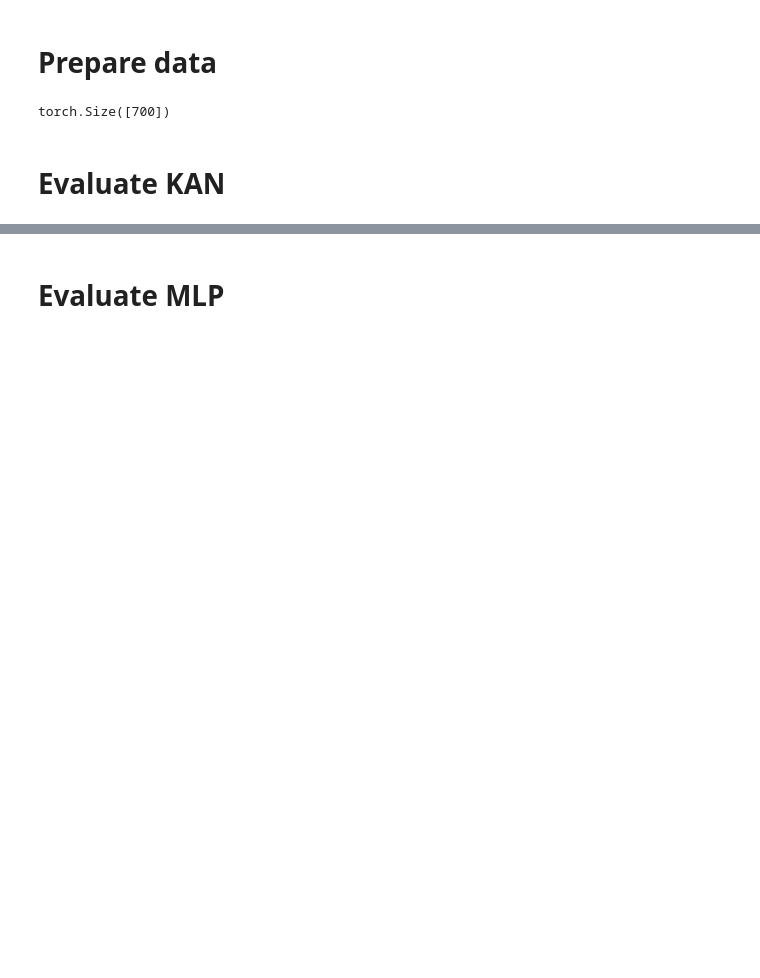
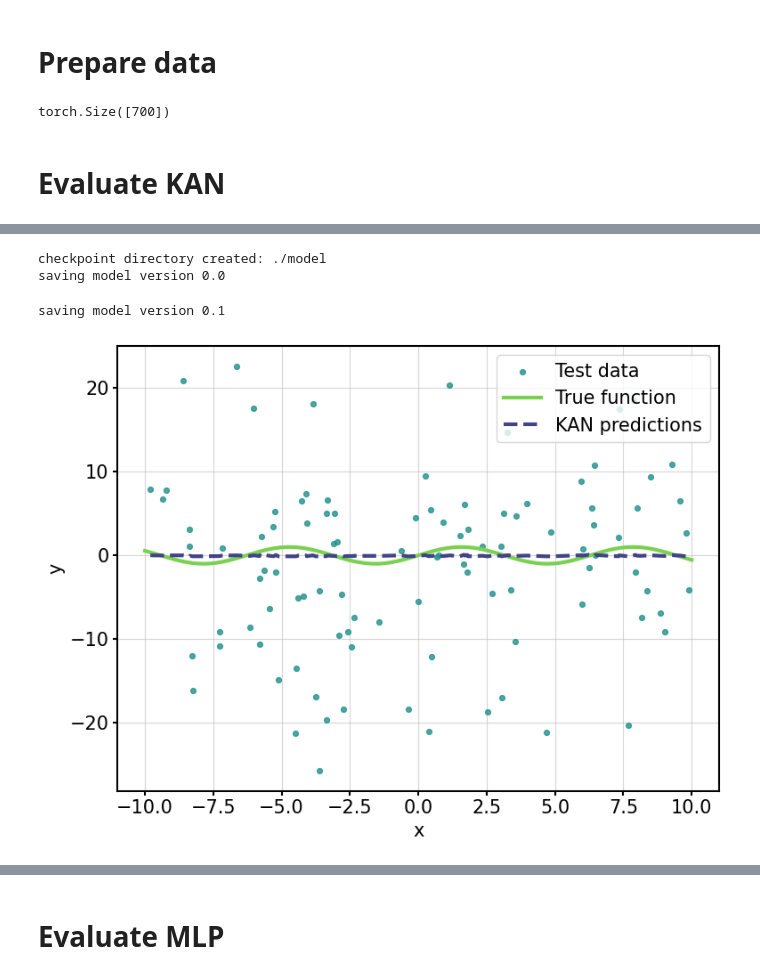
Before and after one commit to zeshenbao/KAN-Kolmogorov-Arnold-Networks, a Jupyter notebook: evaluate_models.ipynb, the cells around one changed output, grey strips where cells are left out. Saved outputs shown, nothing was run; the diff lists cells and outputs as text; code cells hidden in the pictures; blank space fills up the shorter version.

Commit message:
generating results

```diff
--- a/evaluate_models.ipynb
+++ b/evaluate_models.ipynb
@@ -26,7 +26,7 @@ from sklearn.model_selection import GridSearchCV, RandomizedSearchCV
 # get input data
 deepmimo = False
 
-function_folder = "uniform_sin(x)_241121"
+function_folder = "sin_gaussian_-23.42"
 
 data = CreateInput(function_folder, deepmimo)
 
@@ -57,14 +57,14 @@ if deepmimo:
 else:
     param_grid = {
         'kan__data': [tensors],
-        'kan__width': [[1, 5, 1], [1, 3, 3, 1], [1, 7, 1], [1, 3, 3, 3, 1], [1, 3, 1], [1, 5, 5, 1], [1, 5, 5, 5, 1], [1, 7, 7, 1], [1, 7, 7, 7, 1]],
-        'kan__grid': [3],
-        'kan__k': [5],
+        'kan__width': [[1,1,1], [1,2,1], [1, 3, 1], [1,5,1] , [1,7,1]],   #[1, 3, 3, 1], [1, 3, 3, 3, 1], [1, 5, 1], [1, 5, 5, 1], [1, 5, 5, 5, 1], [1, 7, 1], [1, 7, 7, 1], [1, 7, 7, 7, 1]
+        'kan__grid': [3,2,1],
+        'kan__k': [5,2,1],
         'kan__seed': [42],
         'kan__lr': [0.001, 0.0001],
         'kan__lamb': [0],
         'kan__deepmimo': [False],
-        'kan__epochs': [20]
+        'kan__epochs': [100]
     }
 
 
@@ -311,9 +108,13 @@ Fitting 5 folds for each of 18 candidates, totalling 90 fits
 # %%
 # evaluate KAN with optimal params
-kan_model = KANModel(width=opt_params_KAN['kan__width'], grid=opt_params_KAN['kan__grid'], k=opt_params_KAN['kan__k'], seed=opt_params_KAN['kan__seed'], lr=opt_params_KAN['kan__lr'], lamb=opt_params_KAN['kan__lamb'], deepmimo=deepmimo, epochs=100)
+kan_model = KANModel(width=opt_params_KAN['kan__width'], grid=opt_params_KAN['kan__grid'], k=opt_params_KAN['kan__k'], seed=opt_params_KAN['kan__seed'], lr=opt_params_KAN['kan__lr'], lamb=opt_params_KAN['kan__lamb'], deepmimo=deepmimo, epochs=100, results_path=f"./results/KAN/{function_folder}")
 kan_model.load_data(tensors)
 loss_data, time_elapsed = kan_model.fit()
 y_preds = kan_model.predict()
+# %% [output]
+checkpoint directory created: ./model
+saving model version 0.0
+saving model version 0.1
 # %%
 if deepmimo:
     kan_model = KANModel(width=[1024, 10,10, 1024], grid=20, k=3, seed=42, lr=0.1, lamb=0,deepmimo=deepmimo,steps=10)
@@ -323,9 +124,11 @@ if deepmimo:
 # %%
 # plot pred and true
 if deepmimo:
-    kan_model.plot_deepmimo(data=tensors, y_preds=y_preds['preds'], type_='test', save=False)
+    kan_model.plot_deepmimo(data=tensors, y_preds=y_preds['preds'], type_='test', save=True)
 else:
-    kan_model.plot_prediction(data=tensors, y_preds=y_preds['preds'], type_='test', save=False)
+    kan_model.plot_prediction(data=tensors, y_preds=y_preds['preds'], type_='test', save=True)
+# %% [output]
+[figure, added]
 # %%
 # plot noise and true
 if deepmimo:
```
Also changed, not shown: parts of 7 cells of this notebook, 58 other files.
